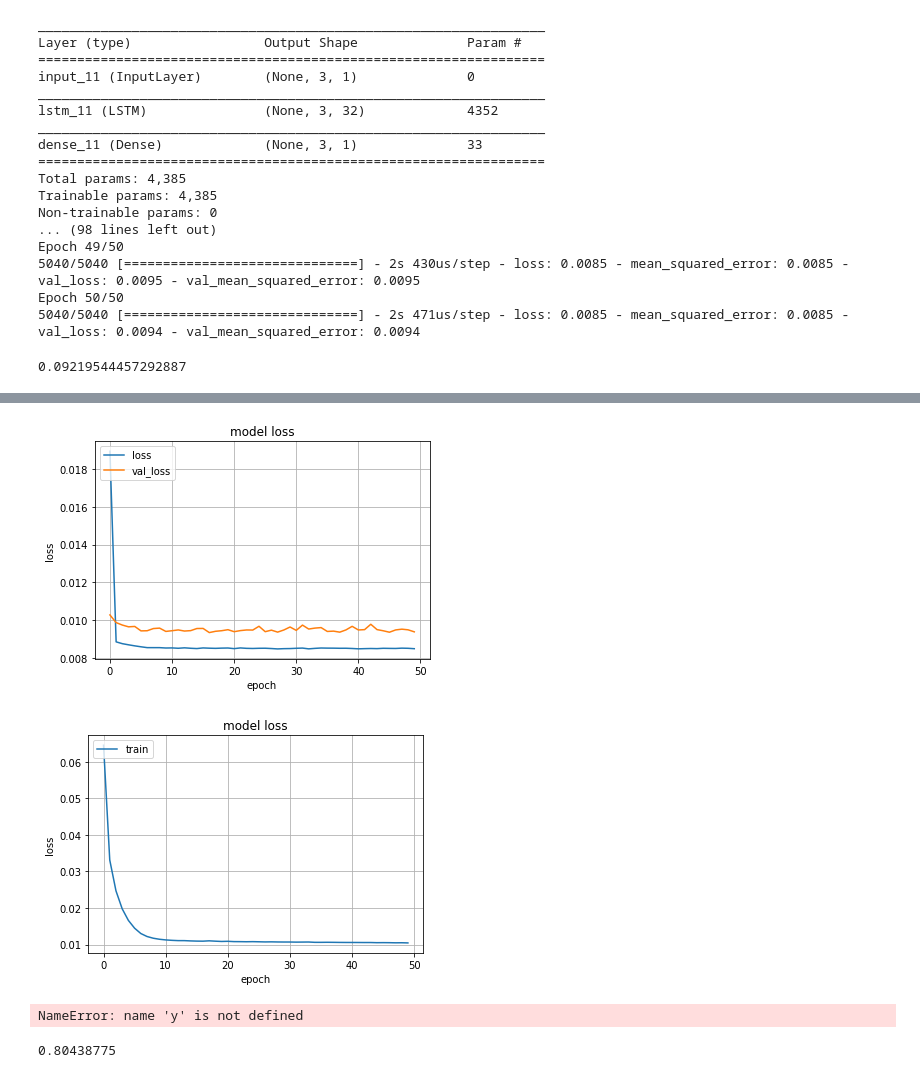
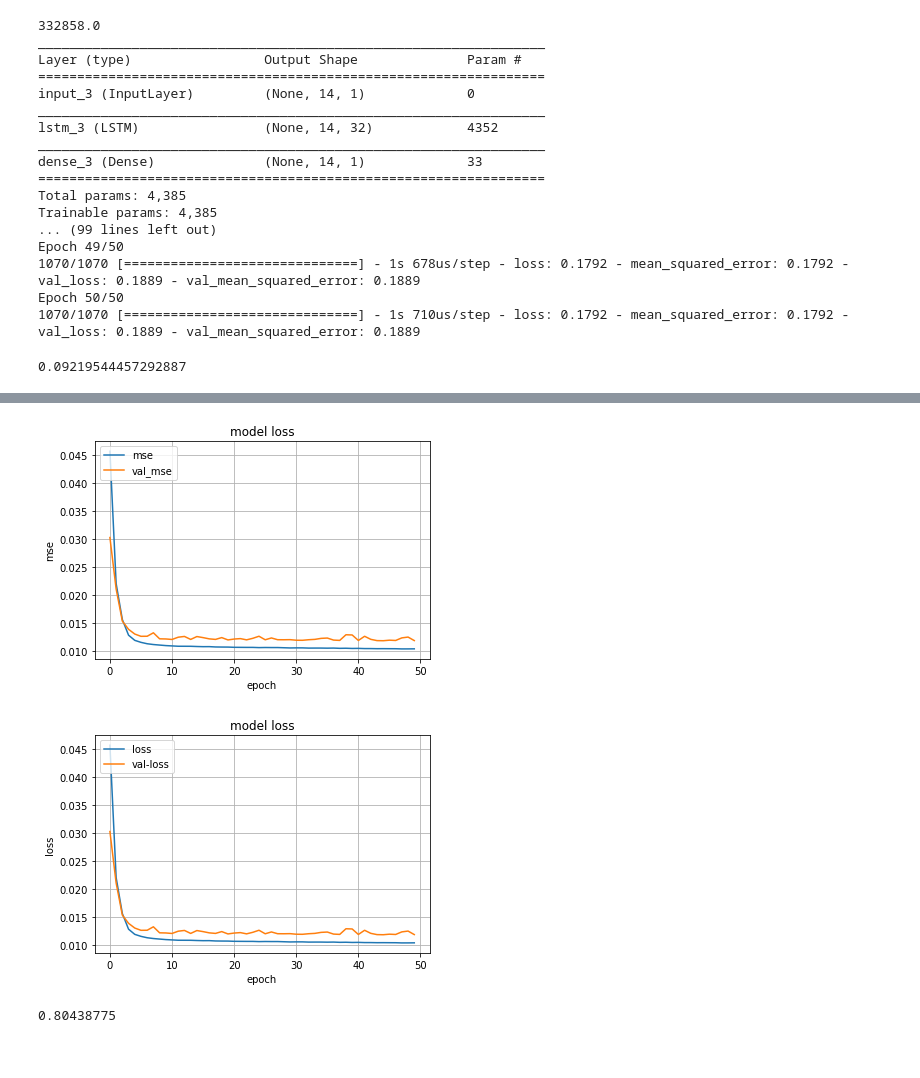
Before and after one commit to nailtosun/Ayasli-Ges-Solar-Prediction, a Jupyter notebook: LSTM-day-resolution/LSTM years data.ipynb, the cells around one changed output, grey strips where cells are left out. Cells and saved outputs as stored; diff of their text form; code cells hidden in the pictures.

Commit message:
days data results added

```diff
--- a/LSTM-day-resolution/LSTM years data.ipynb
+++ b/LSTM-day-resolution/LSTM years data.ipynb
@@ -10,9 +12,9 @@ import math as m
 # %%
 def input_vectors(time_series):
     splitted_data = []
-    for i in range (0,time_series.shape[0] // 3 - 1):
-        chunk = time_series[i*3:(i+1)*3]
-        splitted_data.append(chunk.reshape(1,3,1))
+    for i in range (0,time_series.shape[0] // 14 - 1):
+        chunk = time_series[i*14:(i+1)*14]
+        splitted_data.append(chunk.reshape(1,14,1))
     return np.vstack(splitted_data)
 def prep_data(file_name):
     days_data = []
@@ -22,6 +24,7 @@ def prep_data(file_name):
                 sequence =  float(line.rstrip().split(',')[-1])
                 days_data.append(sequence)
     days_data = np.array(days_data[::-1])
+    print(days_data.max())
     days_data -= days_data.min()
     days_data /= days_data.max()
     number_of_days = days_data.shape[0]
@@ -46,7 +49,7 @@ def subsample(l, y, n=1):
     return np.concatenate([init, subsample], axis=0), np.concatenate([init, suby], axis=0)
 # %%
 def lstm():
-    inp = Input(shape=(3, 1))
+    inp = Input(shape=(14, 1))
     x = LSTM(32, return_sequences=True)(inp)
     x = Dense(1, activation='relu')(x)
     return Model(inputs=inp, outputs=x)
@@ -90,25 +93,25 @@ if __name__ == '__main__':
 
     model.summary()
     model.compile(loss='mse', optimizer=rms, metrics=['mse'])
-    history=model.fit(trd, trl, batch_size=7, epochs=epochs, validation_data=[ted, tel], shuffle=True)
+    history=model.fit(trd, trl, batch_size=14, epochs=epochs, validation_data=[ted, tel], shuffle=True)
 # %% [output]
+332858.0
 _________________________________________________________________
 Layer (type)                 Output Shape              Param #
 =================================================================
-input_11 (InputLayer)        (None, 3, 1)              0
+input_3 (InputLayer)         (None, 14, 1)             0
 _________________________________________________________________
-lstm_11 (LSTM)               (None, 3, 32)             4352
+lstm_3 (LSTM)                (None, 14, 32)            4352
 _________________________________________________________________
-dense_11 (Dense)             (None, 3, 1)              33
+dense_3 (Dense)              (None, 14, 1)             33
 =================================================================
 Total params: 4,385
 Trainable params: 4,385
-Non-trainable params: 0
-... (98 lines left out)
+... (99 lines left out)
 Epoch 49/50
-5040/5040 [==============================] - 2s 430us/step - loss: 0.0085 - mean_squared_error: 0.0085 - val_loss: 0.0095 - val_mean_squared_error: 0.0095
+1070/1070 [==============================] - 1s 678us/step - loss: 0.1792 - mean_squared_error: 0.1792 - val_loss: 0.1889 - val_mean_squared_error: 0.1889
 Epoch 50/50
-5040/5040 [==============================] - 2s 471us/step - loss: 0.0085 - mean_squared_error: 0.0085 - val_loss: 0.0094 - val_mean_squared_error: 0.0094
+1070/1070 [==============================] - 1s 710us/step - loss: 0.1792 - mean_squared_error: 0.1792 - val_loss: 0.1889 - val_mean_squared_error: 0.1889
 # %%
 print(m.sqrt(0.0085))
 # %% [output]
@@ -150,23 +153,24 @@ import matplotlib.pyplot as plt
 plt.plot(history.history['mean_squared_error'])
 plt.plot(history.history['val_mean_squared_error'])
 plt.title('model loss')
-plt.ylabel('loss')
+plt.ylabel('mse')
 plt.xlabel('epoch')
-plt.legend(['loss', 'val_loss'], loc='upper left')
+plt.legend(['mse', 'val_mse'], loc='upper left')
 plt.grid()
 plt.show()
 # %% [output]
-[figure, old version]
+[figure, new version]
 # %%
 plt.plot(history.history['loss'])
+plt.plot(history.history['val_loss'])
 plt.title('model loss')
 plt.ylabel('loss')
 plt.xlabel('epoch')
-plt.legend(['train', 'test'], loc='upper left')
+plt.legend(['loss', 'val-loss'], loc='upper left')
 plt.grid()
 plt.show()
 # %% [output]
-[figure, old version]
+[figure, new version]
 # %%
 y=model.predict_on_batch(ted)
 # %%
@@ -178,8 +182,6 @@ for i in range (0,20):
     for j in range (0,13):
         prediction.append(y[i][j][0])
         ground_truth.append(ted[i][j][0])
-# %% [output]
-NameError: name 'y' is not defined
 # %%
 y[0][0][0]
 # %% [output]
```
Also changed, not shown: parts of 2 cells of this notebook, 10 other files.
